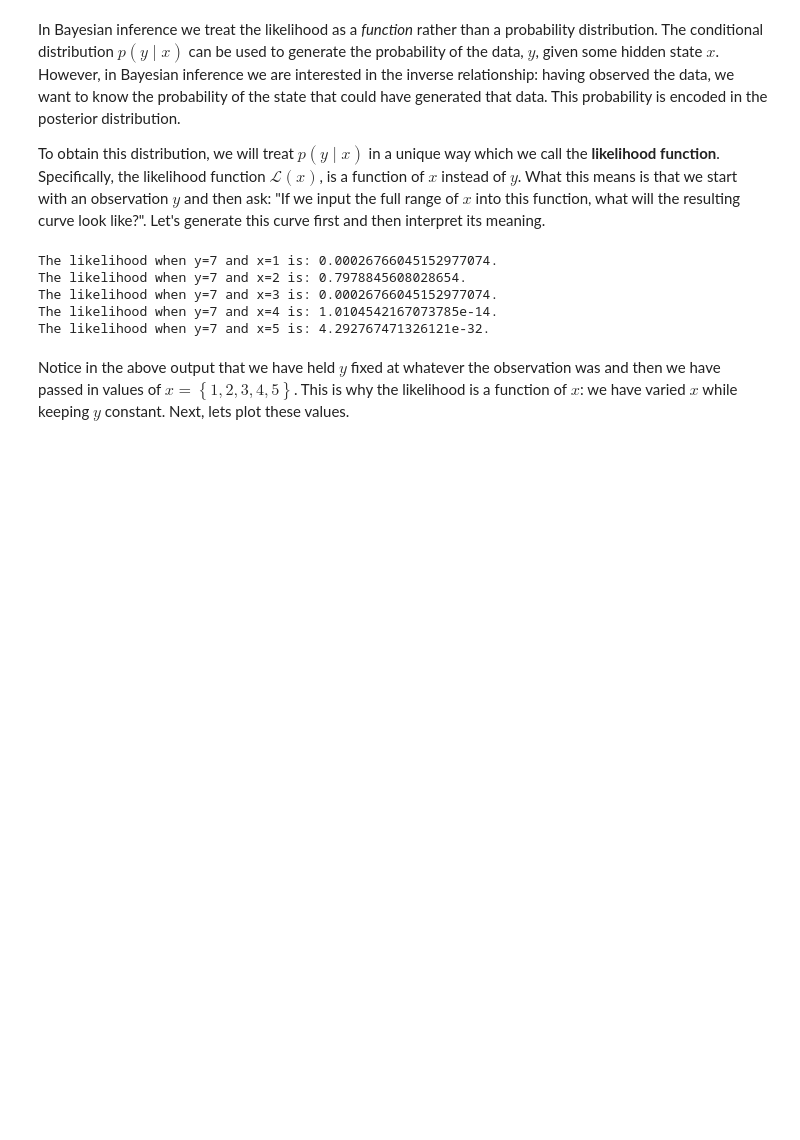
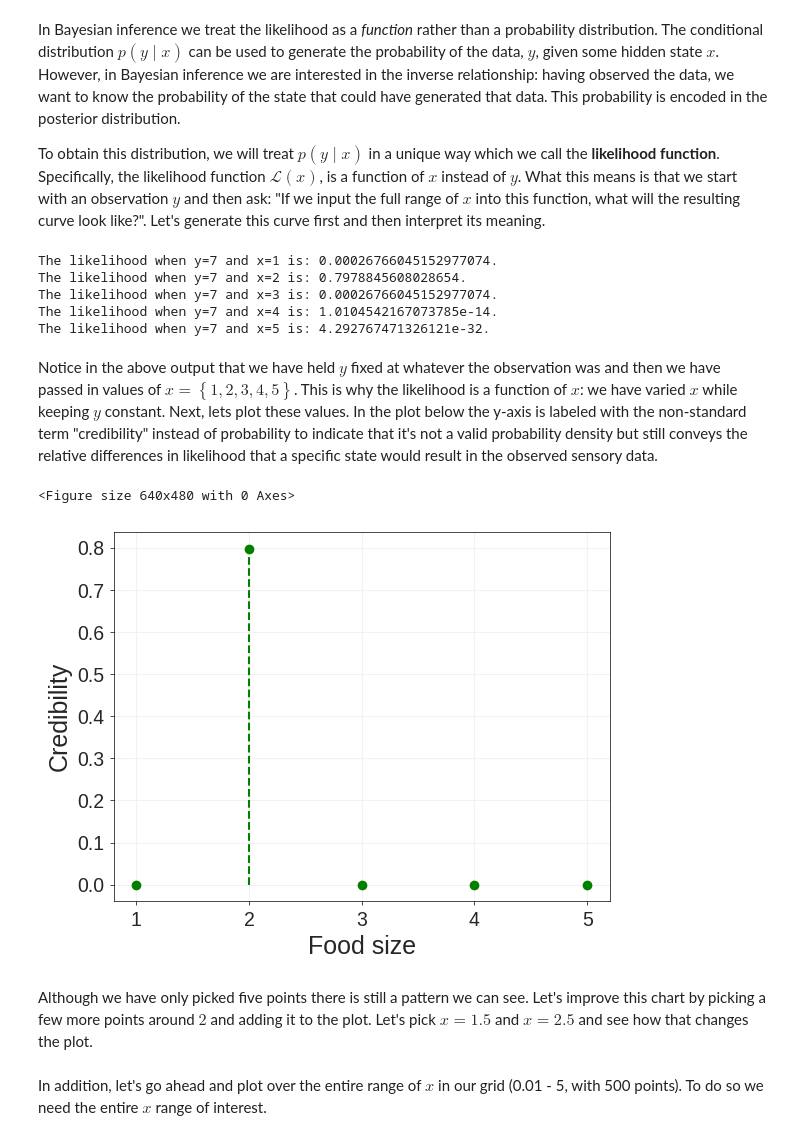
Before and after one commit to snamjoshi/faif-book, a Jupyter notebook: notebooks/background_material/likelihood_functions.ipynb, the cells around one changed output. Drawn from its saved outputs; the diff is of its cells as text; code cells hidden in the pictures; blank space fills up the shorter version.

Commit message:
Finished probabilistic generating function example

```diff
--- a/notebooks/background_material/likelihood_functions.ipynb
+++ b/notebooks/background_material/likelihood_functions.ipynb
@@ -14,9 +14,13 @@ Demonstration of how we can treat the conditional distribution $p(y \mid x)$ as
 
 * **Version**: 0.1
 # %%
+import matplotlib.pyplot as plt
+import matplotlib as mpl
 import numpy as np
 
 from scipy.stats import norm
+
+mpl.style.use("seaborn-deep")
 # %% [markdown]
 In Bayesian inference we treat the likelihood as a *function* rather than a probability distribution. The conditional distribution $p(y \mid x)$ can be used to generate the probability of the data, $y$, given some hidden state $x$. However, in Bayesian inference we are interested in the inverse relationship: having observed the data, we want to know the probability of the state that could have generated that data. This probability is encoded in the posterior distribution.
 
@@ -54,28 +51,33 @@ The likelihood when y=7 and x=3 is: 0.00026766045152977074.
 The likelihood when y=7 and x=4 is: 1.0104542167073785e-14.
 The likelihood when y=7 and x=5 is: 4.292767471326121e-32.
 # %% [markdown]
-Notice in the above output that we have held $y$ fixed at whatever the observation was and then we have passed in values of $x = \left \{1, 2, 3, 4, 5 \right \}$. This is why the likelihood is a function of $x$: we have varied $x$ while keeping $y$ constant. Next, lets plot these values.
+Notice in the above output that we have held $y$ fixed at whatever the observation was and then we have passed in values of $x = \left \{1, 2, 3, 4, 5 \right \}$. This is why the likelihood is a function of $x$: we have varied $x$ while keeping $y$ constant. Next, lets plot these values. In the plot below the y-axis is labeled with the non-standard term "credibility" instead of probability to indicate that it's not a valid probability density but still conveys the relative differences in likelihood that a specific state would result in the observed sensory data.
 # %%
 plt.style.use("seaborn-whitegrid")
 fig = plt.figure()
 fig, ax = plt.subplots(1, 1, facecolor=(1,1,1))
 
 # Plot linear generating function on canvas
-for i in range(1, 6):
-    ax.stem(i, likelihoods[i-1], linefmt="g--", markerfmt="go")
+for x in range(1, 6):
+    ax.stem(x, likelihoods[x-1], linefmt="g--", markerfmt="go")
 
 ax.set_xlabel("Food size", fontsize=18)
 ax.set_ylabel("Credibility", fontsize=18)
 
 # Axis labels and styling
 ax.axes.grid(which="major", axis="both", c="#f2f2f2")
 plt.setp(ax.spines.values(), color="black", linewidth=0.5)
 ax.tick_params(
     labelsize=14,
     axis='both',
     which='major',
     bottom=True,
     left=True,
     color="black",
     width=0.5,
     length=3)
+# %% [output]
+<Figure size 640x480 with 0 Axes>
+[figure, added]
+# %% [markdown]
+Although we have only picked five points there is still a pattern we can see. Let's improve this chart by picking a few more points around $2$ and adding it to the plot. Let's pick $x=1.5$ and $x=2.5$ and see how that changes the plot.
@@ -81,0 +91,2 @@ ax.tick_params(
+# %% [markdown]
+In addition, let's go ahead and plot over the entire range of $x$ in our grid (0.01 - 5, with 500 points). To do so we need the entire $x$ range of interest.
```
Also changed, not shown: parts of 5 cells of this notebook, 2 other files.
